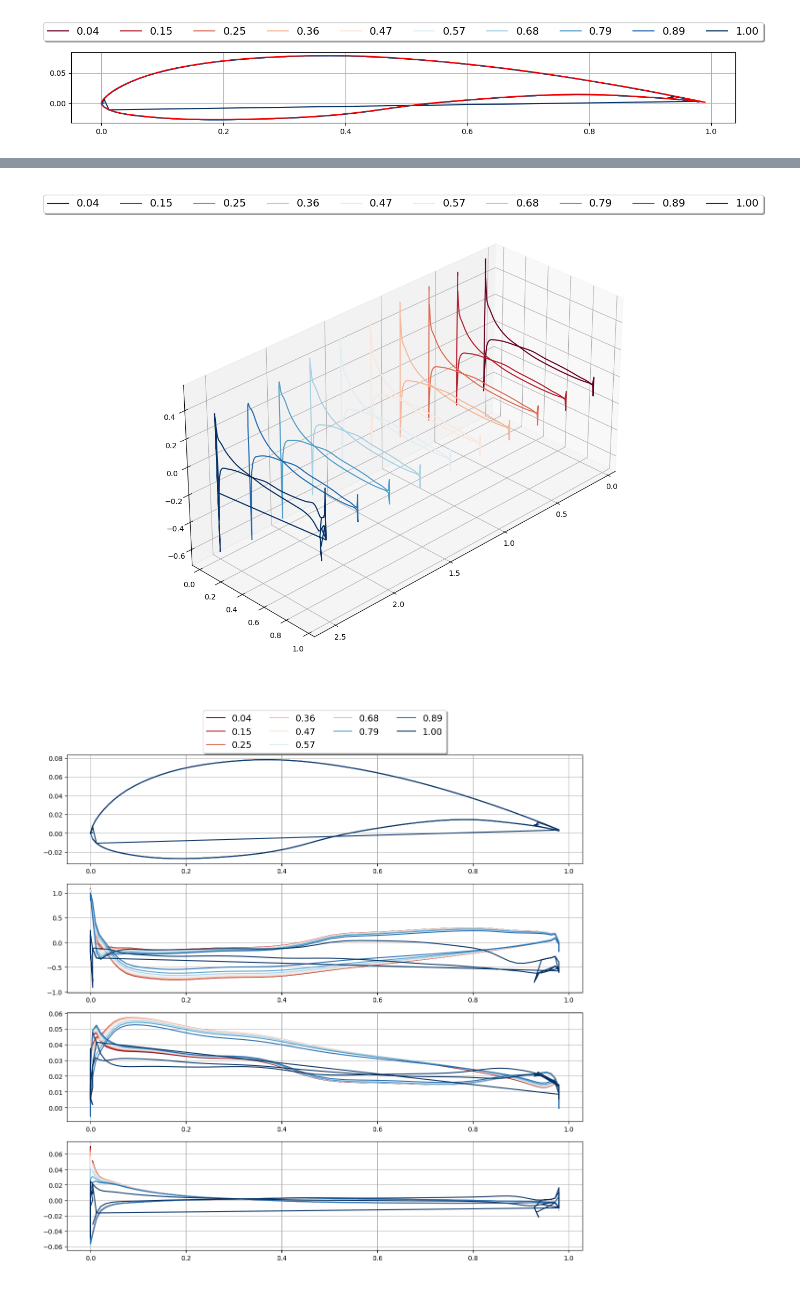
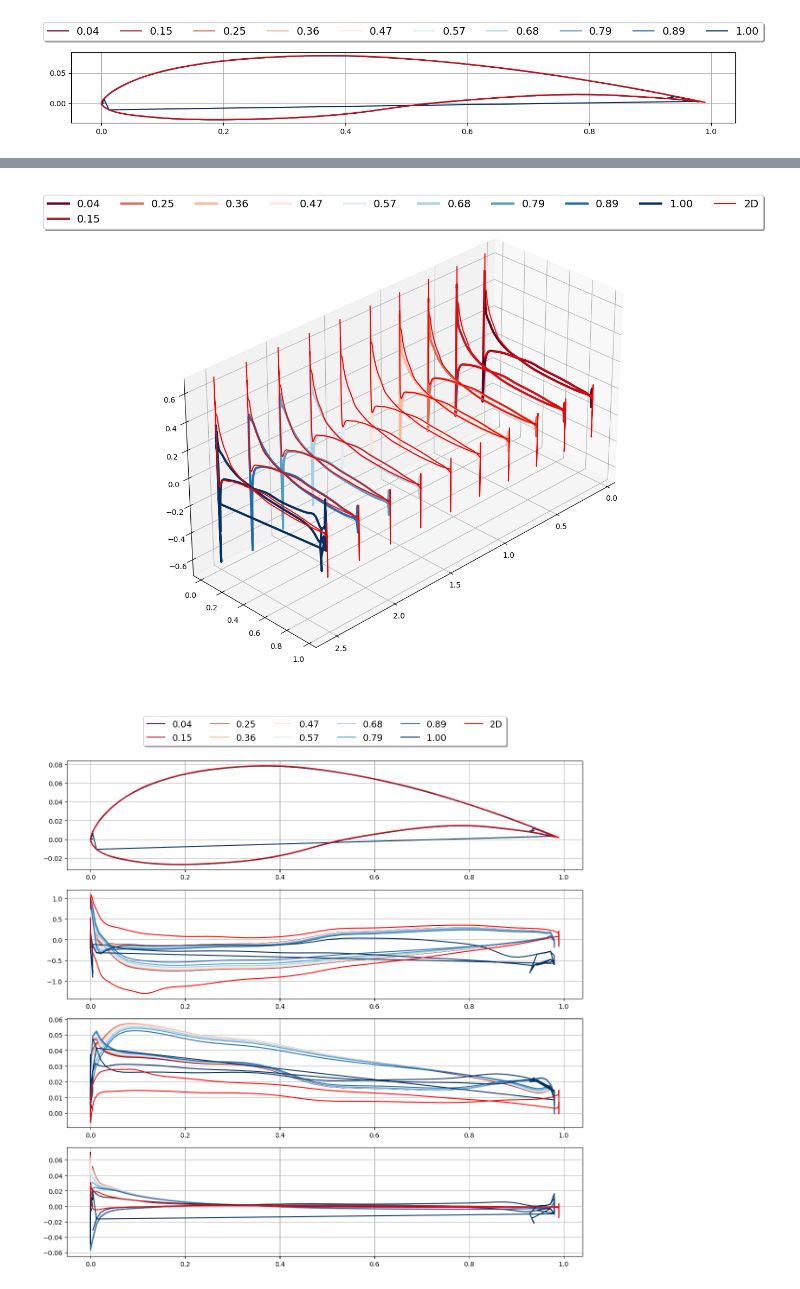
Before and after one commit to fgvangessel-umd/2D_3D_Aero_Comparison, a Jupyter notebook: 2D_3D_Aero_Data_Comparison.ipynb, the cells around one changed output, grey strips where cells are left out. Cells and saved outputs as stored; diff of their text form; code cells hidden in the pictures.

```diff
--- a/2D_3D_Aero_Data_Comparison.ipynb
+++ b/2D_3D_Aero_Data_Comparison.ipynb
@@ -149,6 +138,8 @@ for color, dat, z in zip(colors, data, zcoords):
 
     ax.plot(z*np.ones(x.shape), x,y, color=color, label=f'{z/max(zcoords):.2f}')
 
+    ax.plot(z*np.ones(d2_df['CoordinateX'].values.shape), d2_df['CoordinateX'].values, d2_df['CoordinateY'].values, c='r', linewidth=.5)
+
 ax.grid()
 ax.set_aspect('equal')
 
@@ -176,13 +167,21 @@ for color, dat, z in zip(colors, data, zcoords):
     vy = dat[:,4]
     p = dat[:,6]
 
-    ax.plot(z*np.ones(x.shape), x, p/(p.max()-p.min()), color=color, label=f'{z/max(zcoords):.2f}')
+    ax.plot(z*np.ones(x.shape), x, p/(p.max()-p.min()), color=color, label=f'{z/max(zcoords):.2f}', linewidth=3)
+
+    if z==zmax:
+        break
+    ax.plot(z*np.ones(d2_df['CoordinateX'].values.shape), d2_df['CoordinateX'].values, d2_df['CP'].values/(d2_df['CP'].values.max() - d2_df['CP'].values.min()), color='red')
+
+ax.plot(z*np.ones(d2_df['CoordinateX'].values.shape), d2_df['CoordinateX'].values, d2_df['CP'].values/(d2_df['CP'].values.max() - d2_df['CP'].values.min()), color='red', label='2D')
+
 
 ax.grid()
+
 ax.set_aspect('equal')
 
 ax.legend(loc='upper center', bbox_to_anchor=(0.5, 1.0),
-              ncol=min(len(data), len(data)), fancybox=True, shadow=True, fontsize=14)
+              ncol=min(len(data)//2+1, len(data)), fancybox=True, shadow=True, fontsize=14)
 
 # Set the azimuth and elevation angles
 ax.view_init(azim=45, elev=30)
@@ -205,7 +204,14 @@ for color, dat, z in zip(colors, data, zcoords):
     vy = dat[:,4]
     p = dat[:,6]
 
-    ax.plot(z*np.ones(x.shape), x, vx/(vx.max()-vx.min()), color=color, label=f'{z/max(zcoords):.2f}')
+    ax.plot(z*np.ones(x.shape), x, vx/(vx.max()-vx.min()), color=color, label=f'{z/max(zcoords):.2f}', linewidth=3)
+
+    if z==zmax:
+        break
+    ax.plot(z*np.ones(d2_df['CoordinateX'].values.shape), d2_df['CoordinateX'].values, d2_df['VX'].values/(d2_df['VX'].values.max() - d2_df['VX'].values.min()), color='red')
+
+ax.plot(z*np.ones(d2_df['CoordinateX'].values.shape), d2_df['CoordinateX'].values, d2_df['VX'].values/(d2_df['VX'].values.max() - d2_df['VX'].values.min()), color='red', label='2D')
+
 
 ax.grid()
 ax.set_aspect('equal')
@@ -234,7 +240,14 @@ for color, dat, z in zip(colors, data, zcoords):
     vy = dat[:,4]
     p = dat[:,6]
 
-    ax.plot(z*np.ones(x.shape), x, vy/(vy.max()-vy.min()), color=color, label=f'{z/max(zcoords):.2f}')
+    ax.plot(z*np.ones(x.shape), x, vy/(vy.max()-vy.min()), color=color, label=f'{z/max(zcoords):.2f}', linewidth=3)
+
+    if z==zmax:
+        break
+    ax.plot(z*np.ones(d2_df['CoordinateX'].values.shape), d2_df['CoordinateX'].values, d2_df['VY'].values/(d2_df['VY'].values.max() - d2_df['VY'].values.min()), color='red')
+
+ax.plot(z*np.ones(d2_df['CoordinateX'].values.shape), d2_df['CoordinateX'].values, d2_df['VY'].values/(d2_df['VY'].values.max() - d2_df['VY'].values.min()), color='red', label='2D')
+
 
 ax.grid()
 ax.set_aspect('equal')
@@ -247,31 +260,36 @@ ax.view_init(azim=45, elev=30)
 plt.savefig('vy.png')
 plt.show()
 # %% [output]
-[figure, old version]
+[figure, new version]
 # %%
 fig, axs = plt.subplots(nrows=4, ncols=1,figsize=(12,12), tight_layout=True)
 
 # Calculate the color for each dataset
 cmap = plt.get_cmap('RdBu')
 colors = [cmap(i) for i in np.linspace(0, 1, len(data))]
 
 for color, dat, z in zip(colors, data, zcoords):
     x = dat[:,0]
     y = dat[:,1]
     vx = dat[:,3]
     vy = dat[:,4]
     p = dat[:,6]
 
     axs[0].plot(x,y,color=color, label=f'{z/max(zcoords):.2f}')
     axs[1].plot(x,p,color=color)
     axs[2].plot(x,vx,color=color)
     axs[3].plot(x,vy,color=color)
 
+axs[0].plot(d2_df['CoordinateX'].values, d2_df['CoordinateY'].values, color='red', label='2D')
+axs[1].plot(d2_df['CoordinateX'].values, d2_df['CP'], color='red', label='2D')
+axs[2].plot(d2_df['CoordinateX'].values, d2_df['VX'], color='red', label='2D')
+axs[3].plot(d2_df['CoordinateX'].values, d2_df['VY'], color='red', label='2D')
+
 for ax in axs:
     ax.grid()
 
 axs[0].legend(loc='upper center', bbox_to_anchor=(0.5, 1.45),
-              ncol=min(4, len(data)), fancybox=True, shadow=True, fontsize=14)
+              ncol=len(data)//2+1, fancybox=True, shadow=True, fontsize=14)
 plt.show()
 # %% [output]
-[figure, old version]
+[figure, new version]
```
Also changed, not shown: parts of 7 cells of this notebook, 4 other files.
